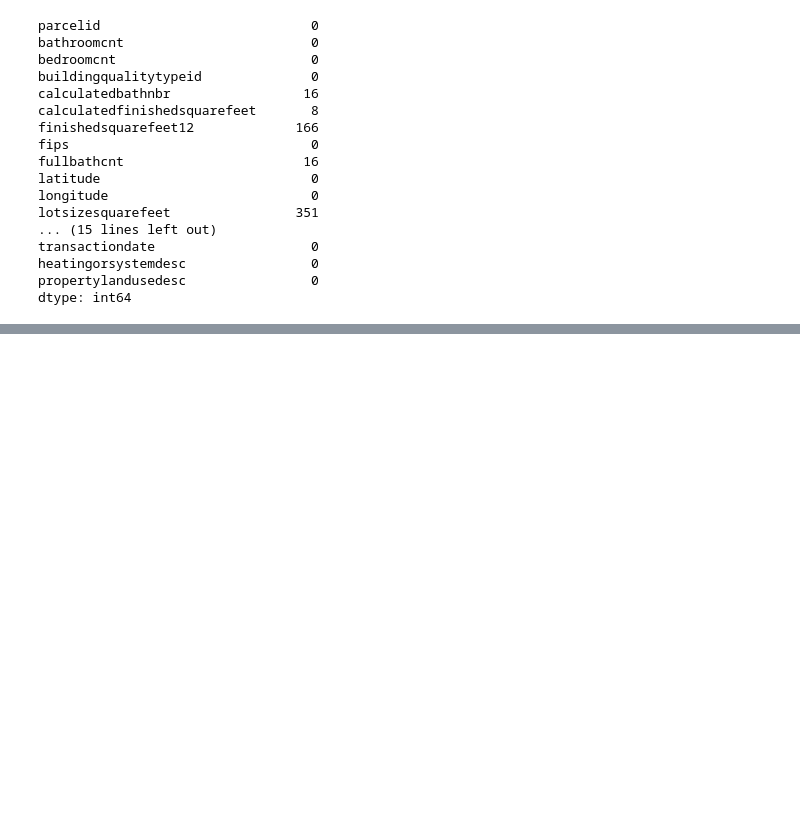
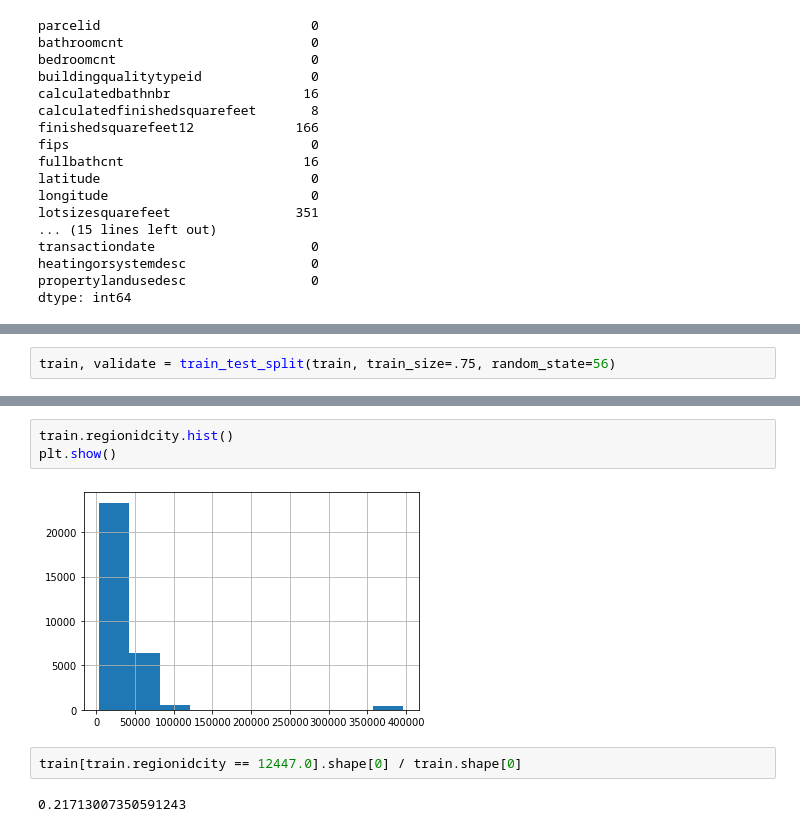
Before and after one commit to aleclhartman/ds-methodologies-exercises, a Jupyter notebook: clustering/zillow.ipynb, the cells around one changed output, grey strips where cells are left out. Saved outputs shown, nothing was run; the diff lists cells and outputs as text; blank space fills up the shorter version.

```diff
--- a/clustering/zillow.ipynb
+++ b/clustering/zillow.ipynb
@@ -509,0 +1373,2 @@ dtype: int64
+# %%
+train, validate = train_test_split(train, train_size=.75, random_state=56)
@@ -509,0 +1398,9 @@ dtype: int64
+# %%
+train.regionidcity.hist()
+plt.show()
+# %% [output]
+[figure, added]
+# %%
+train[train.regionidcity == 12447.0].shape[0] / train.shape[0]
+# %% [output]
+0.21713007350591243
```
Also changed, not shown: parts of 95 cells of this notebook, 4 other files.
